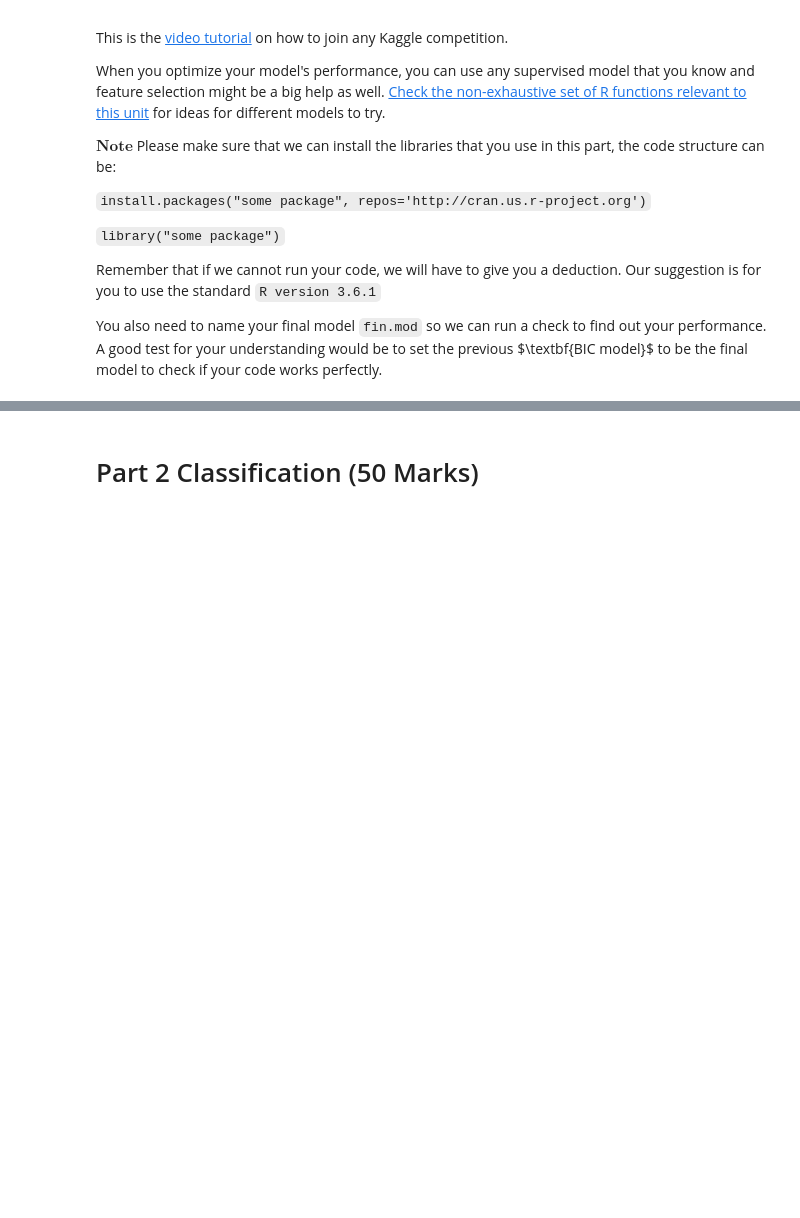
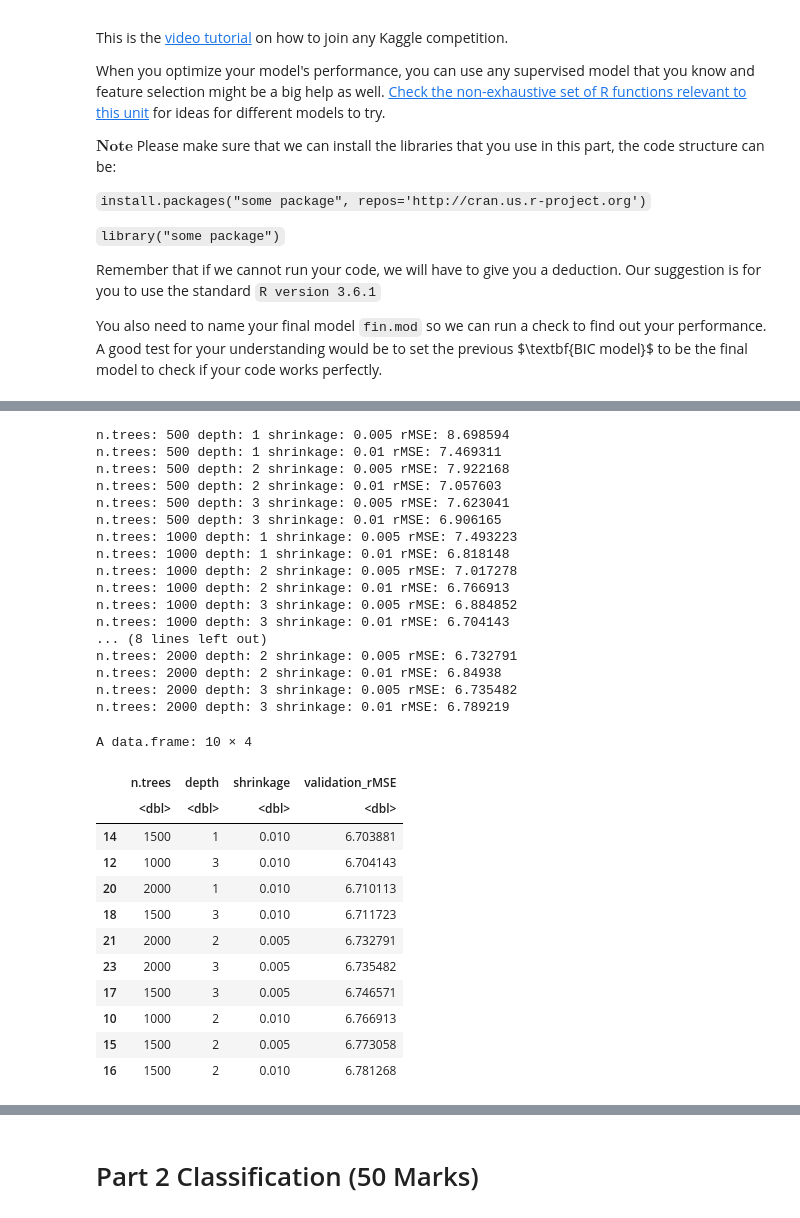
Before and after one commit to zhang-ke-shu/Monash_Project, a Jupyter notebook: 5197_Project/Ass2/FIT5197_FinalAssessment.ipynb, the cells around one changed output, grey strips where cells are left out. Saved outputs shown, nothing was run; the diff lists cells and outputs as text; code cells hidden in the pictures; blank space fills up the shorter version.

```diff
--- a/5197_Project/Ass2/FIT5197_FinalAssessment.ipynb
+++ b/5197_Project/Ass2/FIT5197_FinalAssessment.ipynb
@@ -244,0 +557,49 @@ fin.mod <-
+# %%
+#install.packages("gbm", repos='http://cran.us.r-project.org')
+library(gbm)
+
+gbm_results <- data.frame(
+    n.trees = numeric(),
+    depth = numeric(),
+    shrinkage = numeric(),
+    validation_rMSE = numeric()
+)
+
+for (tree_number in c(500,1000,1500,2000)){
+    for (depth_value in c(1,2,3)){
+        for (shrinkage_value in c(0.005,0.01)){
+
+            set.seed(1)
+
+            gbm_mod <- gbm(
+                happiness ~ .,
+                data = local_train_fe,
+                distribution = "gaussian",
+                n.trees = tree_number,
+                interaction.depth = depth_value,
+                shrinkage = shrinkage_value,
+                n.minobsinnode = 10,
+                verbose = FALSE
+            )
+
+            gbm_predictions <- predict(gbm_mod, local_test_fe, n.trees = tree_number)
+            gbm_rMSE <- rMSE(gbm_predictions, local_test_fe$happiness)
+
+            gbm_results <- rbind(
+                gbm_results,
+                data.frame(
+                    n.trees = tree_number,
+                    depth = depth_value,
+                    shrinkage = shrinkage_value,
+                    validation_rMSE = gbm_rMSE
+                )
+            )
+
+            cat("n.trees:",tree_number,"depth:",depth_value,"shrinkage:",shrinkage_value,"rMSE:",gbm_rMSE,"\n")
+        }
+    }
+}
+
+gbm_results <- gbm_results[order(gbm_results$validation_rMSE),]
+head(gbm_results,10)
+# %% [output]
@@ -244,0 +608,30 @@ fin.mod <-
+n.trees: 500 depth: 1 shrinkage: 0.005 rMSE: 8.698594
+n.trees: 500 depth: 1 shrinkage: 0.01 rMSE: 7.469311
+n.trees: 500 depth: 2 shrinkage: 0.005 rMSE: 7.922168
+n.trees: 500 depth: 2 shrinkage: 0.01 rMSE: 7.057603
+n.trees: 500 depth: 3 shrinkage: 0.005 rMSE: 7.623041
+n.trees: 500 depth: 3 shrinkage: 0.01 rMSE: 6.906165
+n.trees: 1000 depth: 1 shrinkage: 0.005 rMSE: 7.493223
+n.trees: 1000 depth: 1 shrinkage: 0.01 rMSE: 6.818148
+n.trees: 1000 depth: 2 shrinkage: 0.005 rMSE: 7.017278
+n.trees: 1000 depth: 2 shrinkage: 0.01 rMSE: 6.766913
+n.trees: 1000 depth: 3 shrinkage: 0.005 rMSE: 6.884852
+n.trees: 1000 depth: 3 shrinkage: 0.01 rMSE: 6.704143
+... (8 lines left out)
+n.trees: 2000 depth: 2 shrinkage: 0.005 rMSE: 6.732791
+n.trees: 2000 depth: 2 shrinkage: 0.01 rMSE: 6.84938
+n.trees: 2000 depth: 3 shrinkage: 0.005 rMSE: 6.735482
+n.trees: 2000 depth: 3 shrinkage: 0.01 rMSE: 6.789219
+A data.frame: 10 × 4
+|  | n.trees | depth | shrinkage | validation_rMSE |
+|  | <dbl> | <dbl> | <dbl> | <dbl> |
+| 14 | 1500 | 1 | 0.010 | 6.703881 |
+| 12 | 1000 | 3 | 0.010 | 6.704143 |
+| 20 | 2000 | 1 | 0.010 | 6.710113 |
+| 18 | 1500 | 3 | 0.010 | 6.711723 |
+| 21 | 2000 | 2 | 0.005 | 6.732791 |
+| 23 | 2000 | 3 | 0.005 | 6.735482 |
+| 17 | 1500 | 3 | 0.005 | 6.746571 |
+| 10 | 1000 | 2 | 0.010 | 6.766913 |
+| 15 | 1500 | 2 | 0.005 | 6.773058 |
+| 16 | 1500 | 2 | 0.010 | 6.781268 |
```
Also changed, not shown: parts of 27 cells of this notebook, 8 other files.
